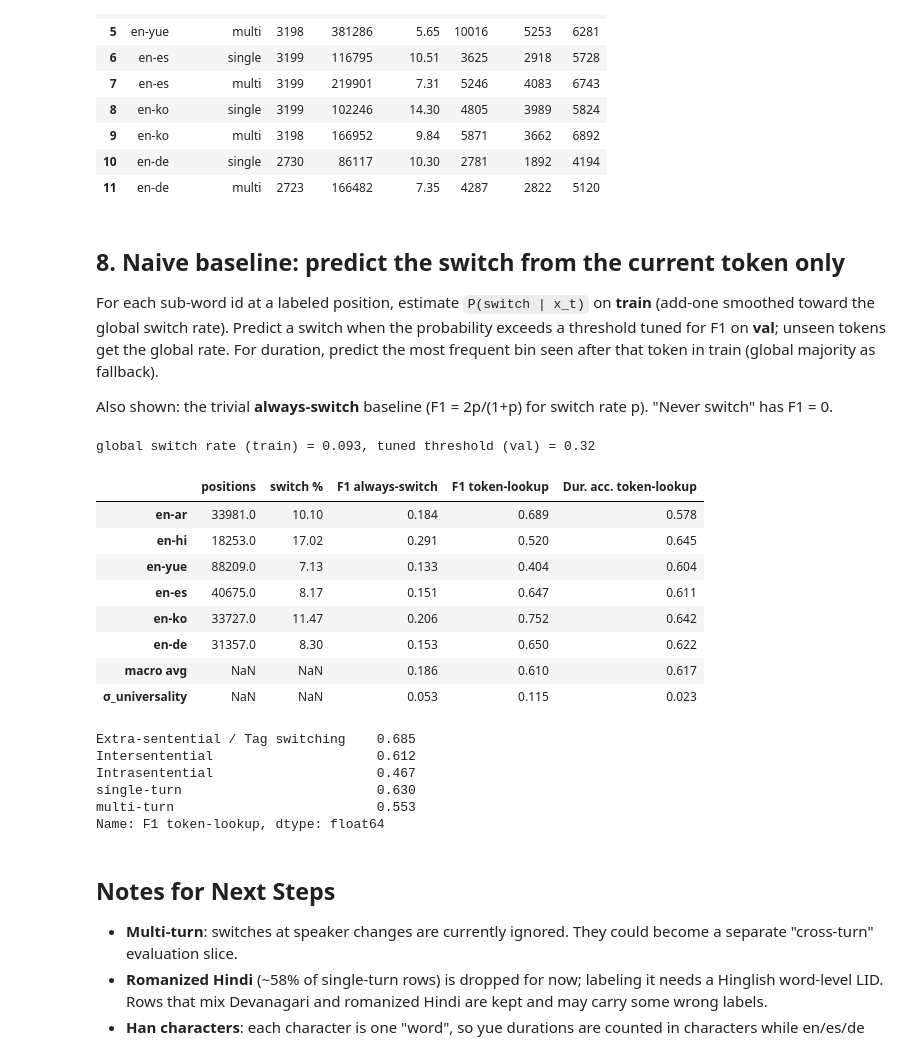
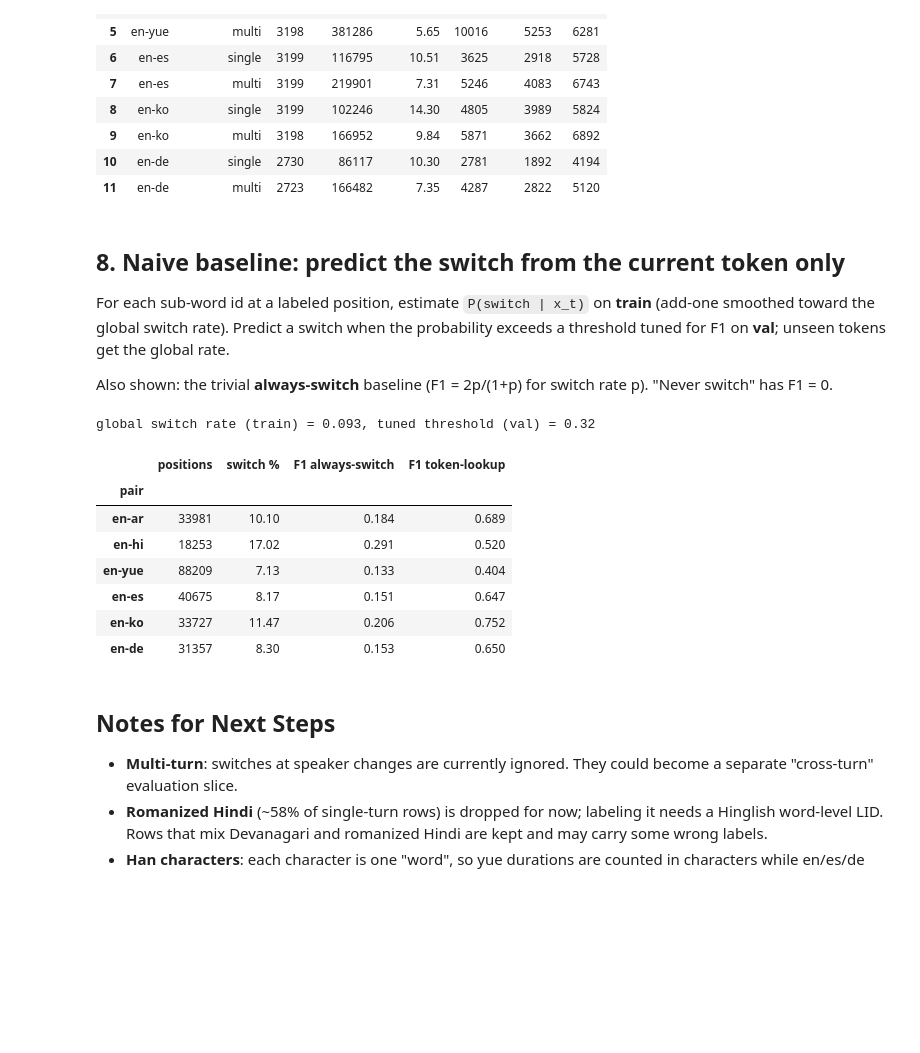
Before and after one commit to helloxujc/predictive-code-switching-team2, a Jupyter notebook: streaming_dataloader.ipynb, the cells around one changed output. Saved outputs shown, nothing was run; the diff lists cells and outputs as text; code cells hidden in the pictures; blank space fills up the shorter version.

Commit message:
refactor: Removed out-of-scope parts from the streaming data loader
files where the

```diff
--- a/streaming_dataloader.ipynb
+++ b/streaming_dataloader.ipynb
@@ -118,7 +116,7 @@ def char_script(ch):
         return "JAPANESE"
     return None
 
-TOKEN_RE = re.compile(r"[一-鿿㐀-䶿]|[^\s一-鿿㐀-䶿]+")
+TOKEN_RE = re.compile(r"[\u4e00-\u9fff\u3400-\u4dbf]|[^\s\u4e00-\u9fff\u3400-\u4dbf]+")
 
 def pre_tokenize(text):
     return TOKEN_RE.findall(text)
@@ -256,10 +254,10 @@ Filters, in order:
 The split is done at the **row (sentence / dialogue) level**, stratified by pair × conversation type × `cs_type`, so prefixes of one row never appear in two splits.
 Row order is shuffled so that pairs are interleaved when streamed.
 # %%
-SCRIPT_RE = {"ar": re.compile(r"[؀-ۿ]"), "hi": re.compile(r"[ऀ-ॿ]"),
-             "yue": re.compile(r"[一-鿿㐀-䶿]"), "zh": re.compile(r"[一-鿿㐀-䶿]"),
-             "ko": re.compile(r"[가-힯ᄀ-ᇿ]"), "ru": re.compile(r"[Ѐ-ӿ]"),
-             "ja": re.compile(r"[぀-ヿ]")}
+SCRIPT_RE = {"ar": re.compile(r"[\u0600-\u06ff]"), "hi": re.compile(r"[\u0900-\u097f]"),
+             "yue": re.compile(r"[\u4e00-\u9fff\u3400-\u4dbf]"), "zh": re.compile(r"[\u4e00-\u9fff\u3400-\u4dbf]"),
+             "ko": re.compile(r"[\uac00-\ud7af\u1100-\u11ff]"), "ru": re.compile(r"[\u0400-\u04ff]"),
+             "ja": re.compile(r"[\u3040-\u30ff]")}
 
 def has_l2_script(text, pair):
     rx = SCRIPT_RE.get(pair[1])
@@ -648,14 +607,13 @@ pd.DataFrame(rows)
 ## 8. Naive baseline: predict the switch from the current token only
 For each sub-word id at a labeled position, estimate `P(switch | x_t)` on **train** (add-one smoothed toward the global switch rate).
 Predict a switch when the probability exceeds a threshold tuned for F1 on **val**; unseen tokens get the global rate.
-For duration, predict the most frequent bin seen after that token in train (global majority as fallback).
 
 Also shown: the trivial **always-switch** baseline (F1 = 2p/(1+p) for switch rate p). "Never switch" has F1 = 0.
 # %%
 def positions(rows):
-    recs = [(PAIR_NAMES[PAIR_ID[r["pair"]]], r["cs_type"], r["multi_turn"], i, s, d)
-            for r in rows for i, s, d in zip(r["ids"], r["sw"], r["dur"]) if s != -100]
-    return pd.DataFrame(recs, columns=["pair", "cs_type", "multi_turn", "tok", "y_sw", "y_dur"])
+    recs = [(PAIR_NAMES[PAIR_ID[r["pair"]]], i, s)
+            for r in rows for i, s in zip(r["ids"], r["sw"]) if s != -100]
+    return pd.DataFrame(recs, columns=["pair", "tok", "y_sw"])
 
 P = {k: positions(v) for k, v in processed.items()}
 
@@ -663,12 +621,9 @@ tr = P["train"]
 prior = tr.y_sw.mean()
 g = tr.groupby("tok").y_sw.agg(["sum", "count"])
 p_switch = ((g["sum"] + prior) / (g["count"] + 1)).to_dict()
-dur_major = tr[tr.y_sw == 1].groupby("tok").y_dur.agg(lambda s: s.mode().iloc[0]).to_dict()
-dur_global = int(tr[tr.y_sw == 1].y_dur.mode().iloc[0])
 
 for k in P:
     P[k]["p"] = P[k].tok.map(p_switch).fillna(prior)
-    P[k]["dur_hat"] = P[k].tok.map(dur_major).fillna(dur_global).astype(int)
 
 grid = np.linspace(0.05, 0.95, 91)
 thr = max(grid, key=lambda th: f1(P["val"].y_sw, (P["val"].p > th).astype(int)))
@@ -680,39 +635,20 @@ global switch rate (train) = 0.093, tuned threshold (val) = 0.32
 # %%
 te = P["test"]
 res = []
 for name, d in te.groupby("pair", sort=False):
-    sw = d[d.y_sw == 1]
     res.append({"pair": name, "positions": len(d), "switch %": round(100 * d.y_sw.mean(), 2),
                 "F1 always-switch": round(f1(d.y_sw, np.ones(len(d), dtype=int)), 3),
-                "F1 token-lookup": round(f1(d.y_sw, d.yhat), 3),
-                "Dur. acc. token-lookup": round((sw.dur_hat == sw.y_dur).mean(), 3)})
-res = pd.DataFrame(res).set_index("pair").reindex(PAIR_NAMES)
-metrics = res.filter(regex="F1|acc")
-summary = pd.DataFrame({"macro avg": metrics.mean(), "σ_universality": metrics.std(ddof=0)}).T
-pd.concat([res, summary.round(3)])
+                "F1 token-lookup": round(f1(d.y_sw, d.yhat), 3)})
+pd.DataFrame(res).set_index("pair").reindex(PAIR_NAMES)
 # %% [output]
-|  | positions | switch % | F1 always-switch | F1 token-lookup | Dur. acc. token-lookup |
-| en-ar | 33981.0 | 10.10 | 0.184 | 0.689 | 0.578 |
-| en-hi | 18253.0 | 17.02 | 0.291 | 0.520 | 0.645 |
-| en-yue | 88209.0 | 7.13 | 0.133 | 0.404 | 0.604 |
-| en-es | 40675.0 | 8.17 | 0.151 | 0.647 | 0.611 |
-| en-ko | 33727.0 | 11.47 | 0.206 | 0.752 | 0.642 |
-| en-de | 31357.0 | 8.30 | 0.153 | 0.650 | 0.622 |
-| macro avg | NaN | NaN | 0.186 | 0.610 | 0.617 |
-| σ_universality | NaN | NaN | 0.053 | 0.115 | 0.023 |
+|  | positions | switch % | F1 always-switch | F1 token-lookup |
+| pair |  |  |  |  |
+| en-ar | 33981 | 10.10 | 0.184 | 0.689 |
+| en-hi | 18253 | 17.02 | 0.291 | 0.520 |
+| en-yue | 88209 | 7.13 | 0.133 | 0.404 |
+| en-es | 40675 | 8.17 | 0.151 | 0.647 |
+| en-ko | 33727 | 11.47 | 0.206 | 0.752 |
+| en-de | 31357 | 8.30 | 0.153 | 0.650 |
-# %%
-# Anticipatory F1 of the token-lookup baseline by switch type and by conversation type (test)
-by_cs = pd.Series({c: round(f1(d.y_sw, d.yhat), 3) for c, d in te.groupby("cs_type")}, name="F1 token-lookup")
-by_conv = pd.Series({("multi-turn" if m else "single-turn"): round(f1(d.y_sw, d.yhat), 3)
-                     for m, d in te.groupby("multi_turn")}, name="F1 token-lookup")
-pd.concat([by_cs, by_conv])
-# %% [output]
-Extra-sentential / Tag switching    0.685
-Intersentential                     0.612
-Intrasentential                     0.467
-single-turn                         0.630
-multi-turn                          0.553
-Name: F1 token-lookup, dtype: float64
 # %% [markdown]
 ## Notes for Next Steps
 - **Multi-turn**: switches at speaker changes are currently ignored. They could become a separate "cross-turn" evaluation slice.
```
Also changed, not shown: parts of 5 cells of this notebook.
